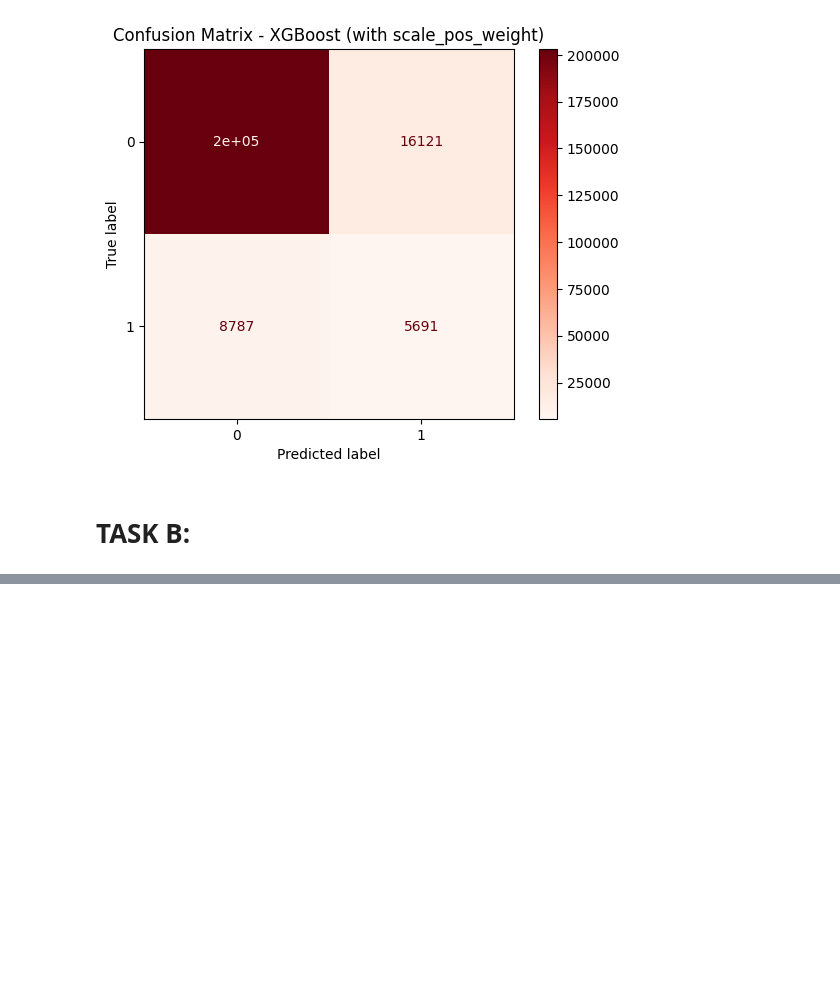
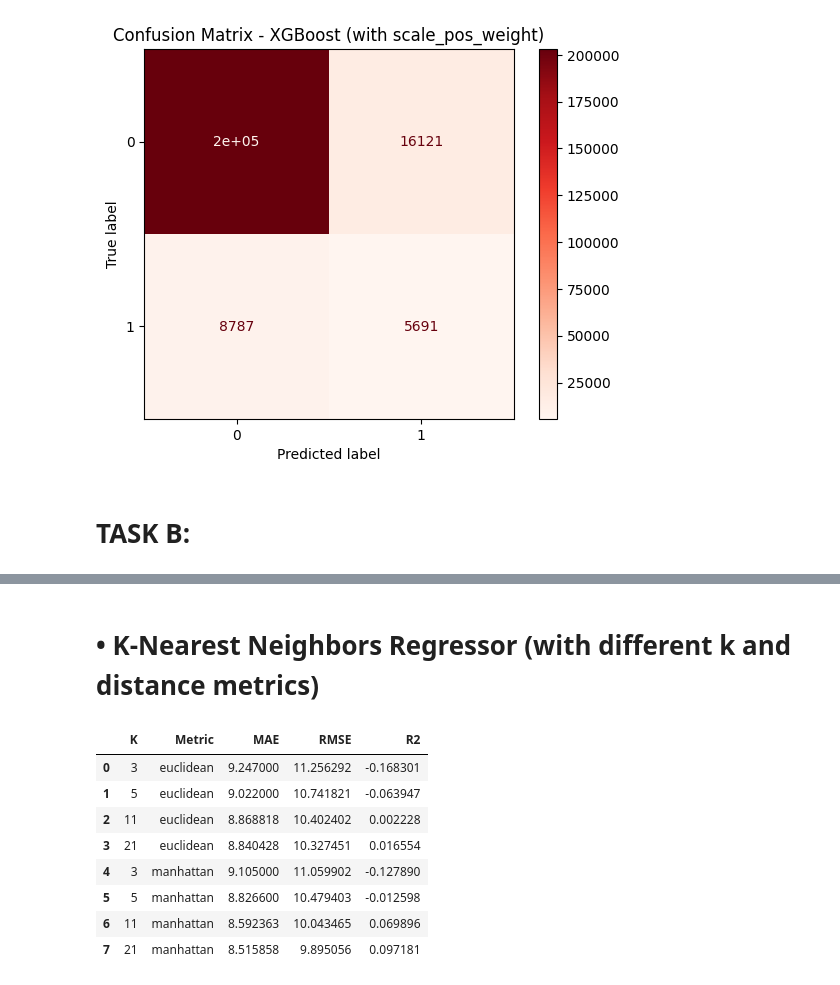
Before and after one commit to YamenObeidat/Machine-Learning-Final-Project-1, a Jupyter notebook: edit7.ipynb, the cells around one changed output, grey strips where cells are left out. Cells and saved outputs as stored; diff of their text form; code cells hidden in the pictures; blank space fills up the shorter version.

```diff
--- a/edit7.ipynb
+++ b/edit7.ipynb
@@ -1063,0 +1093,12 @@ plt.show()
+# %%
+X_train_numeric = X_train_reg.select_dtypes(include=[np.number])
+X_test_numeric = X_test_reg.select_dtypes(include=[np.number])
+
+X_train_numeric = X_train_numeric.fillna(0)
+X_test_numeric = X_test_numeric.fillna(0)
+
+scaler = StandardScaler()
+X_train_reg_scaled = scaler.fit_transform(X_train_numeric)
+X_test_reg_scaled = scaler.transform(X_test_numeric)
+
+print("Fixed! Numerical features only are being used.")
@@ -1063,0 +1152,50 @@ plt.show()
+# %% [markdown]
+# **• K-Nearest Neighbors Regressor (with different k and distance metrics)**
+# %%
+from sklearn.neighbors import KNeighborsRegressor
+from sklearn.metrics import mean_absolute_error, mean_squared_error, r2_score
+import matplotlib.pyplot as plt
+import pandas as pd
+import numpy as np
+
+sample_size_knn = 5000
+X_train_knn = X_train_reg_scaled[:sample_size_knn]
+y_train_knn = y_train_reg[:sample_size_knn]
+X_test_knn = X_test_reg_scaled[:1000]
+y_test_knn = y_test_reg[:1000]
+
+k_values = [3, 5, 11, 21]
+metrics = ['euclidean', 'manhattan']
+knn_results = []
+
+for metric in metrics:
+    for k in k_values:
+        knn = KNeighborsRegressor(n_neighbors=k, metric=metric)
+        knn.fit(X_train_knn, y_train_knn)
+
+        y_pred = knn.predict(X_test_knn)
+
+        mae = mean_absolute_error(y_test_knn, y_pred)
+        rmse = np.sqrt(mean_squared_error(y_test_knn, y_pred))
+        r2 = r2_score(y_test_knn, y_pred)
+
+        knn_results.append({
+            'K': k,
+            'Metric': metric,
+            'MAE': mae,
+            'RMSE': rmse,
+            'R2': r2
+        })
+
+knn_df = pd.DataFrame(knn_results)
+display(knn_df)
+# %% [output]
+|  | K | Metric | MAE | RMSE | R2 |
+| 0 | 3 | euclidean | 9.247000 | 11.256292 | -0.168301 |
+| 1 | 5 | euclidean | 9.022000 | 10.741821 | -0.063947 |
+| 2 | 11 | euclidean | 8.868818 | 10.402402 | 0.002228 |
+| 3 | 21 | euclidean | 8.840428 | 10.327451 | 0.016554 |
+| 4 | 3 | manhattan | 9.105000 | 11.059902 | -0.127890 |
+| 5 | 5 | manhattan | 8.826600 | 10.479403 | -0.012598 |
+| 6 | 11 | manhattan | 8.592363 | 10.043465 | 0.069896 |
+| 7 | 21 | manhattan | 8.515858 | 9.895056 | 0.097181 |
```
Also changed, not shown: parts of 15 cells of this notebook.
